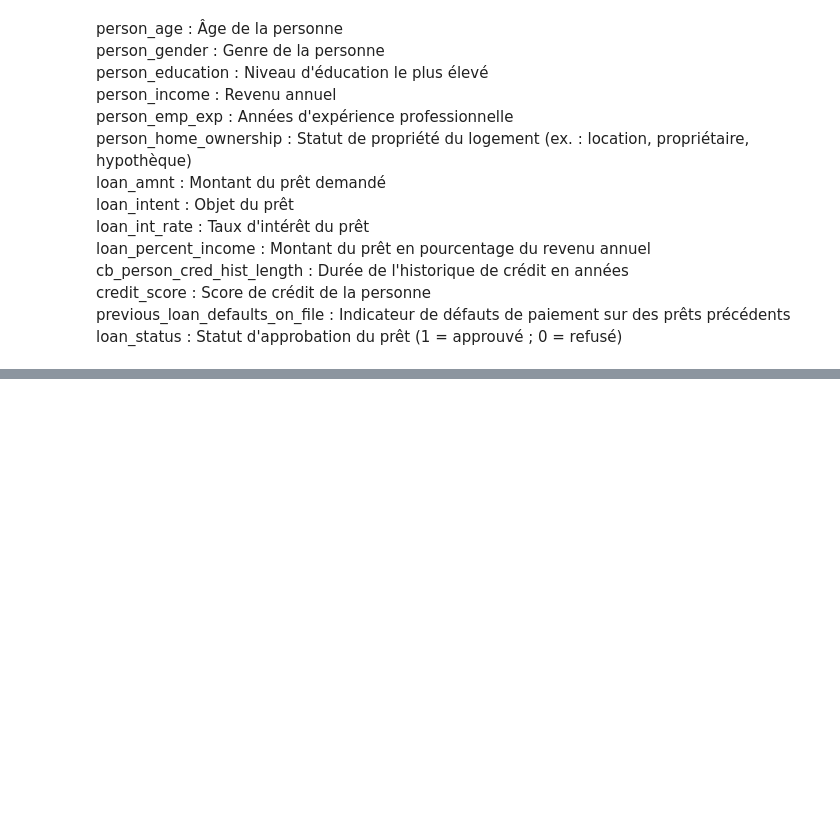
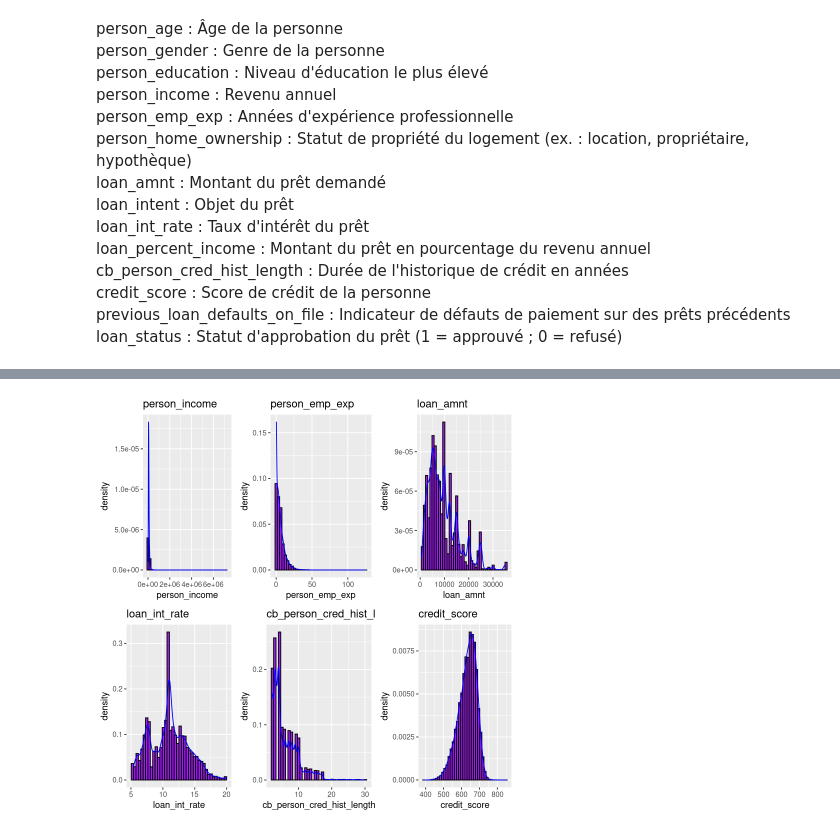
Before and after one commit to bao-do/4A_AnalyseDeDonnnesProjet, a Jupyter notebook: Ngoc_R.ipynb, the cells around one changed output, grey strips where cells are left out. Drawn from its saved outputs; the diff is of its cells as text; code cells hidden in the pictures; blank space fills up the shorter version.

```diff
--- a/Ngoc_R.ipynb
+++ b/Ngoc_R.ipynb
@@ -98,0 +101,24 @@ corrplot(cor(data[,c(3,4,6,8,9,10)]),method="number")
+# %%
+# les graphiques
+
+options(warn = 0)
+
+plot_all_histograms <- function(df, num_bin=NULL) {
+  numeric_cols <- df[sapply(df, is.numeric)]
+
+  # Créer une liste de graphiques
+  plots <- lapply(names(numeric_cols), function(col)
+
+    ggplot(df, aes_string(x = col)) +
+      geom_histogram(aes(y = after_stat(density)), bins=num_bin, fill = "purple", color = "black") +
+      geom_density(alpha = 0.2, col = "blue") +
+      ggtitle(col)
+  )
+
+  # Afficher les graphiques en grille (3 lignes x 4 colonnes)
+  do.call(grid.arrange, c(plots, ncol = 3))
+}
+
+plot_all_histograms(data, 40)
+# %% [output]
+[figure, added]
```
Also changed, not shown: parts of 34 cells of this notebook, 2 other files.
